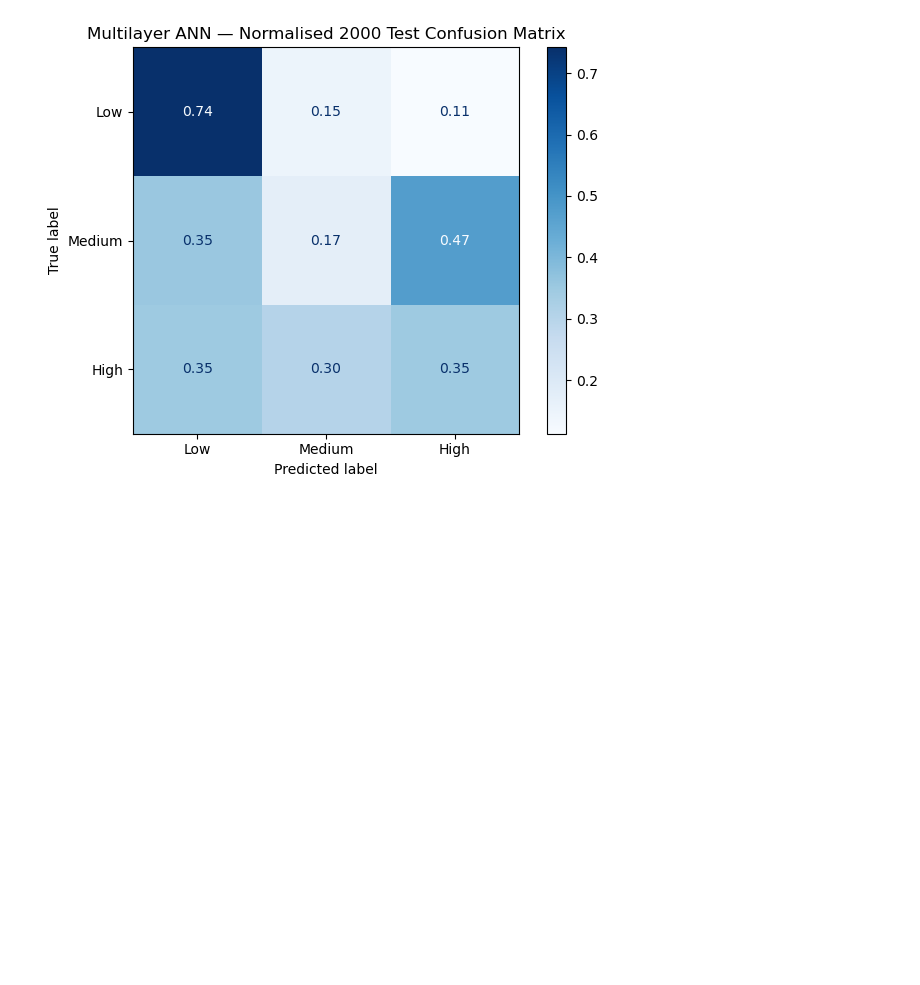
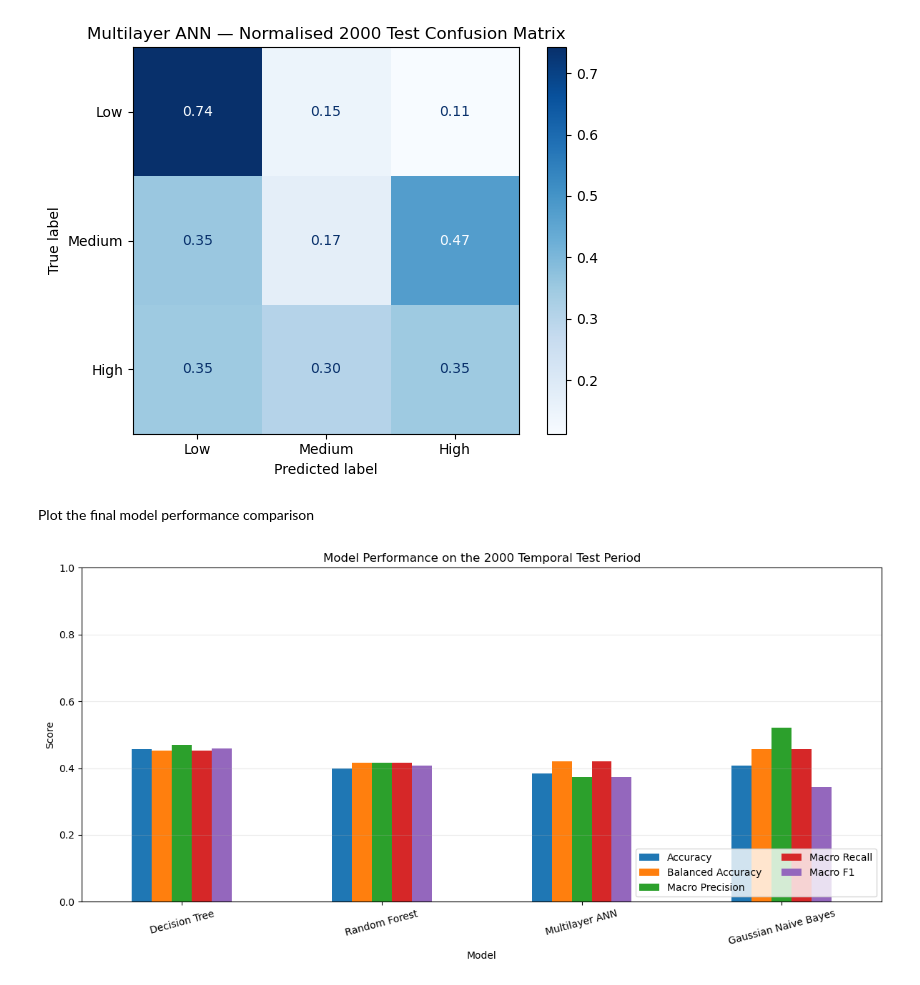
Before and after one commit to Roshan54321/PRT565-Machine-Learning, a Jupyter notebook: code/Classification Models Lihini.ipynb, the cells around one changed output. Saved outputs shown, nothing was run; the diff lists cells and outputs as text; code cells hidden in the pictures; blank space fills up the shorter version.

Commit message:
Classification models step 21 plot the final model performance comparison

```diff
--- a/code/Classification Models Lihini.ipynb
+++ b/code/Classification Models Lihini.ipynb
@@ -1219,3 +1219,55 @@ for model_name, (
 [figure]
 [figure]
 [figure]
+# %% [markdown]
+Plot the final model performance comparison
+# %%
+metrics_to_plot = [
+    "Accuracy",
+    "Balanced Accuracy",
+    "Macro Precision",
+    "Macro Recall",
+    "Macro F1",
+]
+
+plot_df = (
+    model_comparison
+    .set_index("Model")
+    [metrics_to_plot]
+)
+
+ax = plot_df.plot(
+    kind="bar",
+    figsize=(12, 6),
+    ylim=(0, 1),
+    rot=15,
+)
+
+ax.set_title(
+    "Model Performance on the 2000 Temporal Test Period"
+)
+
+ax.set_ylabel("Score")
+ax.set_xlabel("Model")
+ax.grid(
+    axis="y",
+    alpha=0.25,
+)
+
+plt.legend(
+    loc="lower right",
+    ncol=2,
+)
+
+plt.tight_layout()
+
+plt.savefig(
+    figures_dir /
+    "updated_model_performance_comparison.png",
+    dpi=300,
+    bbox_inches="tight",
+)
+
+plt.show()
+# %% [output]
+[figure, added]
```
